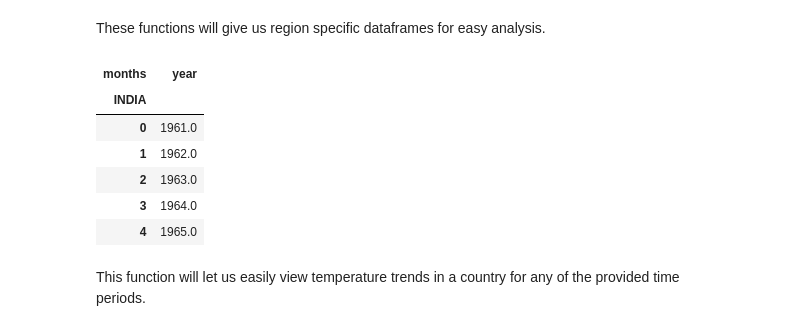
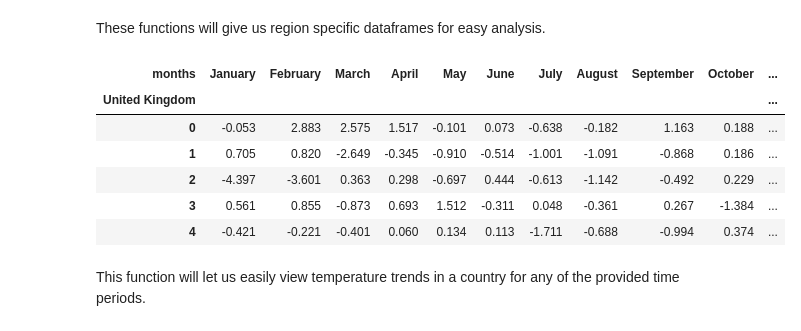
Before and after one commit to Prashant24759/climate-change, a Jupyter notebook: global-warming.ipynb, the cells around one changed output. Cells and saved outputs as stored; diff of their text form; code cells hidden in the pictures.

```diff
--- a/global-warming.ipynb
+++ b/global-warming.ipynb
@@ -93,16 +107,16 @@ def seasons_df(df, country):
     dfn = dfn.astype('float')
     return dfn
 # %%
-UK = country_df(df, 'UNITED KINGDOM')
+UK = country_df(df, 'United Kingdom')
 UK.head()
 # %% [output]
-| months | year |
-| INDIA |  |
-| 0 | 1961.0 |
-| 1 | 1962.0 |
-| 2 | 1963.0 |
-| 3 | 1964.0 |
-| 4 | 1965.0 |
+| months | January | February | March | April | May | June | July | August | September | October | ... |
+| United Kingdom |  |  |  |  |  |  |  |  |  |  | ... |
+| 0 | -0.053 | 2.883 | 2.575 | 1.517 | -0.101 | 0.073 | -0.638 | -0.182 | 1.163 | 0.188 | ... |
+| 1 | 0.705 | 0.820 | -2.649 | -0.345 | -0.910 | -0.514 | -1.001 | -1.091 | -0.868 | 0.186 | ... |
+| 2 | -4.397 | -3.601 | 0.363 | 0.298 | -0.697 | 0.444 | -0.613 | -1.142 | -0.492 | 0.229 | ... |
+| 3 | 0.561 | 0.855 | -0.873 | 0.693 | 1.512 | -0.311 | 0.048 | -0.361 | 0.267 | -1.384 | ... |
+| 4 | -0.421 | -0.221 | -0.401 | 0.060 | 0.134 | 0.113 | -1.711 | -0.688 | -0.994 | 0.374 | ... |
 # %% [markdown]
 This function will let us easily view temperature trends in a country for any of the provided time periods.
 # %%
```
Also changed, not shown: parts of 3 cells of this notebook, 1 other file.
